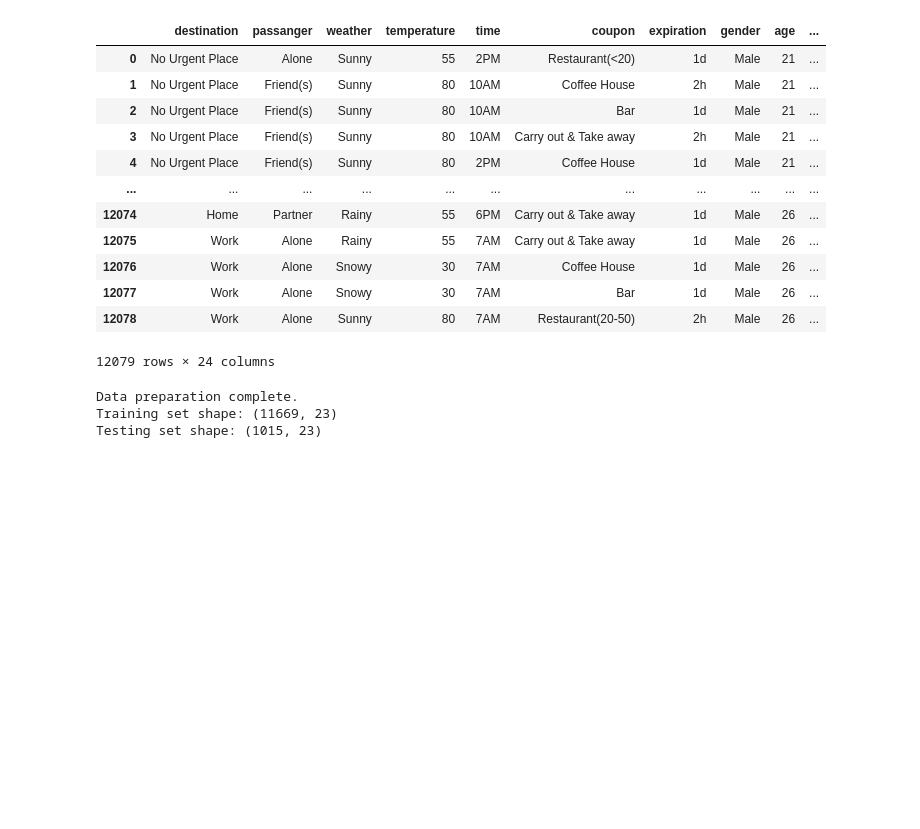
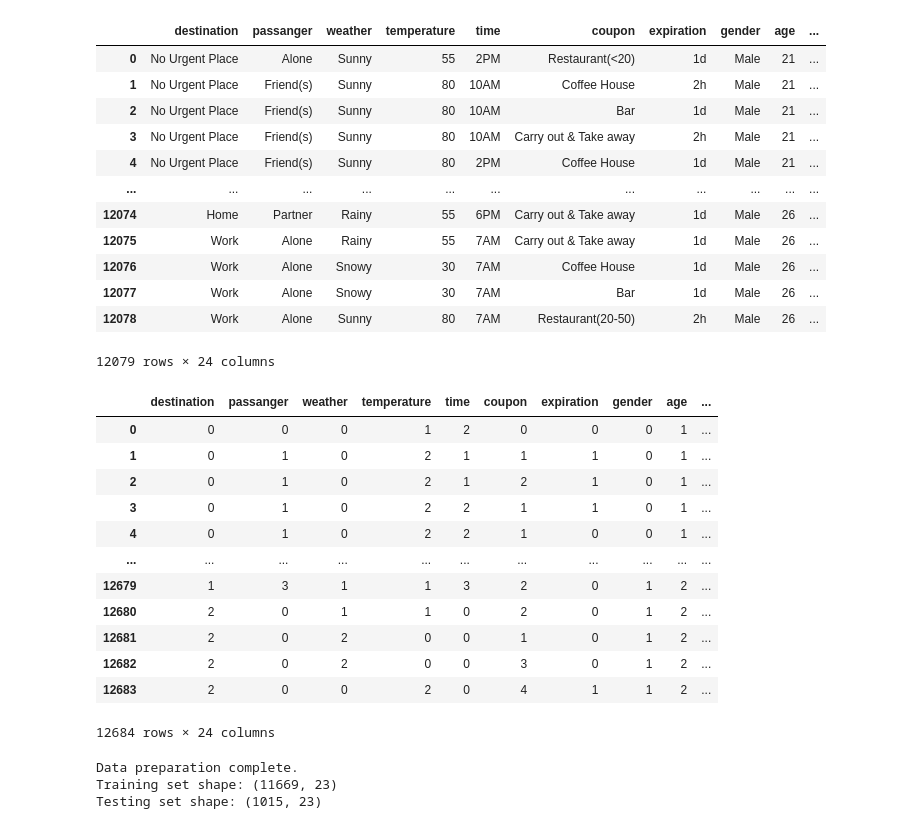
Before and after one commit to TarasKutsyk/Data-Analytics-Project, a Jupyter notebook: Data_class.ipynb, the cells around one changed output. Cells and saved outputs as stored; diff of their text form; code cells hidden in the pictures; blank space fills up the shorter version.

```diff
--- a/Data_class.ipynb
+++ b/Data_class.ipynb
@@ -293,6 +431,21 @@ d1.fit()
 # %%
 preprocessed_data = Data(EncConfig='Num', ImputeMissing=True, DropSpCol=True)
 data_for_decision_tree = preprocessed_data.fit()
+data_for_decision_tree
+# %% [output]
+|  | destination | passanger | weather | temperature | time | coupon | expiration | gender | age | ... |
+| 0 | 0 | 0 | 0 | 1 | 2 | 0 | 0 | 0 | 1 | ... |
+| 1 | 0 | 1 | 0 | 2 | 1 | 1 | 1 | 0 | 1 | ... |
+| 2 | 0 | 1 | 0 | 2 | 1 | 2 | 1 | 0 | 1 | ... |
+| 3 | 0 | 1 | 0 | 2 | 2 | 1 | 1 | 0 | 1 | ... |
+| 4 | 0 | 1 | 0 | 2 | 2 | 1 | 0 | 0 | 1 | ... |
+| ... | ... | ... | ... | ... | ... | ... | ... | ... | ... | ... |
+| 12679 | 1 | 3 | 1 | 1 | 3 | 2 | 0 | 1 | 2 | ... |
+| 12680 | 2 | 0 | 1 | 1 | 0 | 2 | 0 | 1 | 2 | ... |
+| 12681 | 2 | 0 | 2 | 0 | 0 | 1 | 0 | 1 | 2 | ... |
+| 12682 | 2 | 0 | 2 | 0 | 0 | 3 | 0 | 1 | 2 | ... |
+| 12683 | 2 | 0 | 0 | 2 | 0 | 4 | 1 | 1 | 2 | ... |
+12684 rows × 24 columns
 # %%
 X = data_for_decision_tree.drop("Y", axis = 1)
 y = data_for_decision_tree['Y']
```
Also changed, not shown: parts of 35 cells of this notebook, 1 other file.
